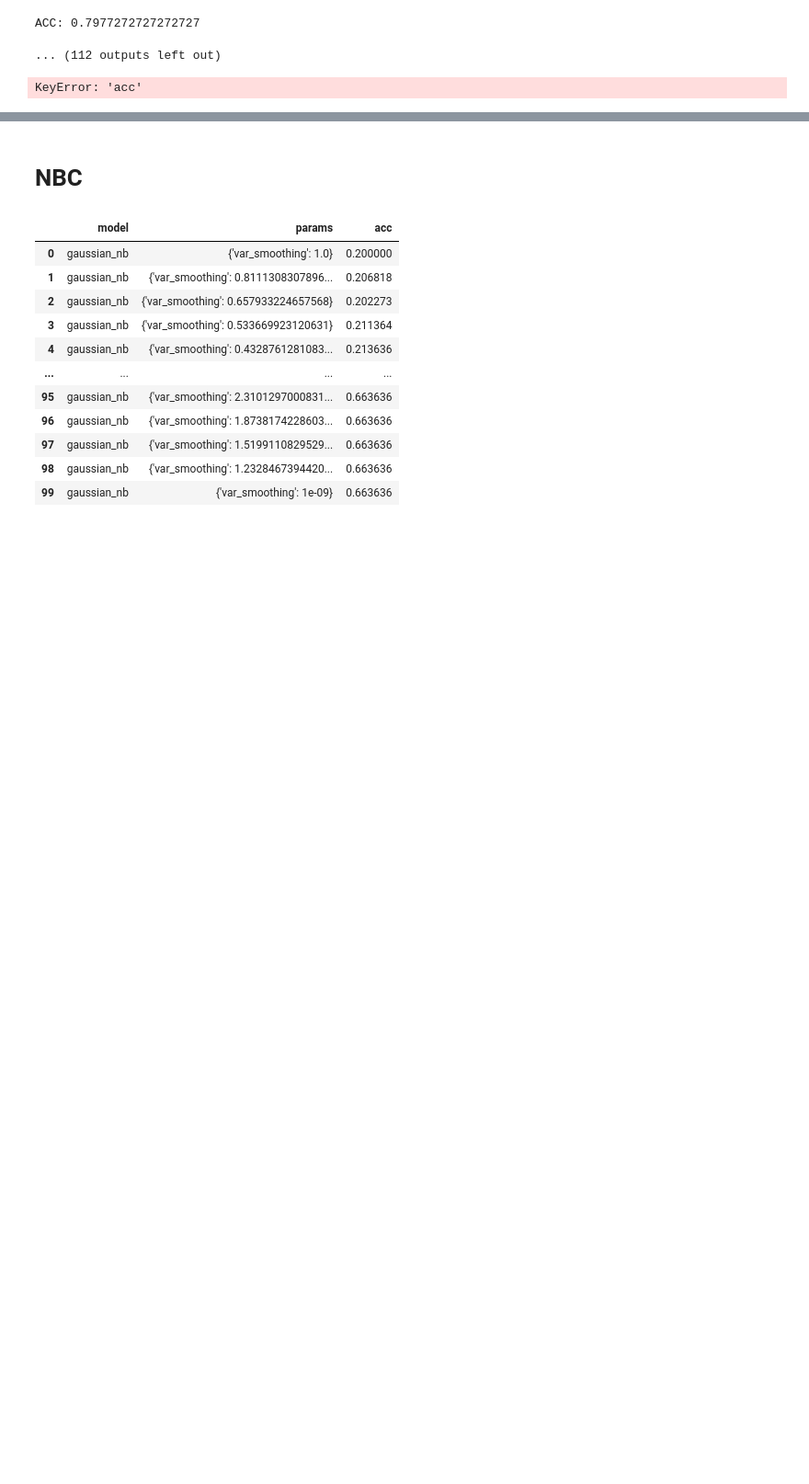
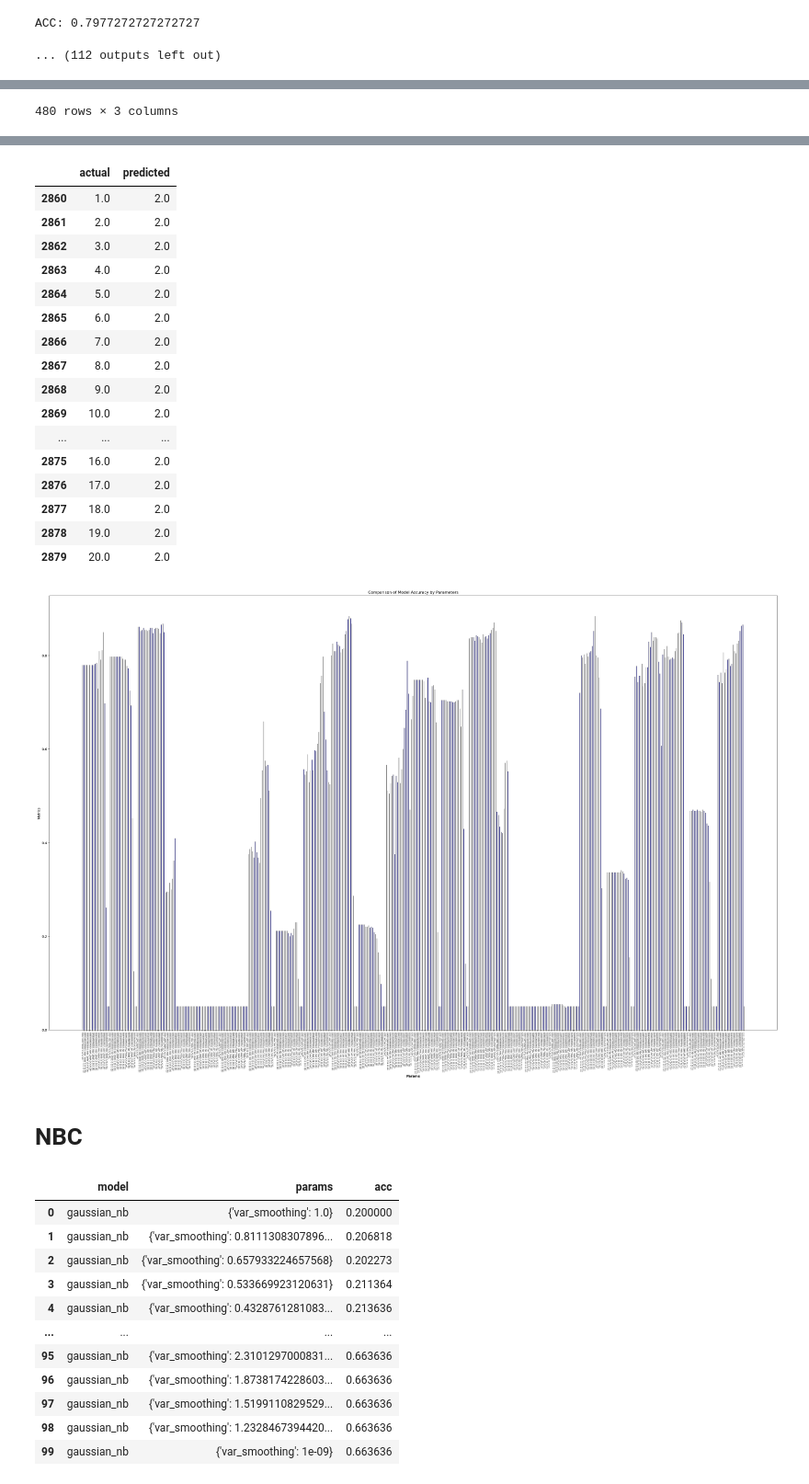
Before and after one commit to MauriceChiu7/573-f1, a Jupyter notebook: randomForestRegressorAlternative.ipynb, the cells around one changed output, grey strips where cells are left out. Shown at 92% size. Saved outputs shown, nothing was run; the diff lists cells and outputs as text; code cells hidden in the pictures; blank space fills up the shorter version.

```diff
--- a/randomForestRegressorAlternative.ipynb
+++ b/randomForestRegressorAlternative.ipynb
@@ -1062,7 +1062,7 @@ for hidden_layer_sizes in params['hidden_layer_sizes']:
                 acc = accuracy_score(y_test, predictions)
                 print(f"ACC: {acc}")
 
-                comparison_dict['model'].append('random_forest_classifier')
+                comparison_dict['model'].append('neural_net_classifier')
                 comparison_dict['params'].append(model_params)
                 comparison_dict['acc'].append(acc)
 
@@ -1092,12 +1092,6 @@ plt.xlabel('Params', fontweight='bold')
 plt.xticks([r for r in range(n)], params, rotation=90, fontsize=8)
 plt.ylabel('Metrics')
 plt.title('Comparison of Model Accuracy by Parameters')
-
-comparison_df = pd.DataFrame(comparison_dict)
-all_results.append({'neural_net_classifier': comparison_df})
-display(comparison_df)
-sorted_df = comparison_df.sort_values(by='acc', ascending=False)
-display(sorted_df.head(20))
 # %% [output]
 ACC: 0.7795454545454545
 ACC: 0.7795454545454545
@@ -1127,12 +1121,44 @@ ACC: 0.7977272727272727
 ACC: 0.7977272727272727
 ACC: 0.7977272727272727
 ... (112 outputs left out)
-# %%
-max_value_index = comparison_df['acc'].idxmax()
-max_value_row = comparison_df.loc[max_value_index]
-display(max_value_row)
-
-comparison_df = pd.DataFrame({'actual':y_test, 'predicted':predictions})
-comparison_df.head(20)
-# %% [output]
-KeyError: 'acc'
+# %%
+import matplotlib.pyplot as plt
+import numpy as np
+
+# Data preparation
+models = comparison_dict['model']
+params = comparison_dict['params']
+acc = comparison_dict['acc']
+
+# Number of params
+n = len(params)
+
+# Creating bar positions
+barWidth = 0.25
+r1 = np.arange(n)
+r2 = [x + barWidth for x in r1]
+
+# Creating the bar plot
+plt.figure(figsize=(40,24))
+
+plt.bar(r1, acc, color='b', width=barWidth, edgecolor='grey', label='ACC')
+
+# Adding labels
+plt.xlabel('Params', fontweight='bold')
+plt.xticks([r for r in range(n)], params, rotation=90, fontsize=4)
+plt.ylabel('Metrics')
+plt.title('Comparison of Model Accuracy by Parameters')
+
+comparison_df = pd.DataFrame(comparison_dict)
+# all_results.append({'neural_net_classifier': comparison_df})
+display(comparison_df)
+sorted_df = comparison_df.sort_values(by='acc', ascending=False)
+display(sorted_df.head(20))
+
+# max_value_index = comparison_df['acc'].idxmax()
+# max_value_row = comparison_df.loc[max_value_index]
+# display(max_value_row)
+
+comparison_df = pd.DataFrame({'actual':y_test, 'predicted':predictions})
+comparison_df.head(20)
+# %% [output]
@@ -1138,0 +1177 @@ KeyError: 'acc'
+480 rows × 3 columns
@@ -1139,3 +1195,21 @@ KeyError: 'acc'
+|  | actual | predicted |
+| 2860 | 1.0 | 2.0 |
+| 2861 | 2.0 | 2.0 |
+| 2862 | 3.0 | 2.0 |
+| 2863 | 4.0 | 2.0 |
+| 2864 | 5.0 | 2.0 |
+| 2865 | 6.0 | 2.0 |
+| 2866 | 7.0 | 2.0 |
+| 2867 | 8.0 | 2.0 |
+| 2868 | 9.0 | 2.0 |
+| 2869 | 10.0 | 2.0 |
+| ... | ... | ... |
+| 2875 | 16.0 | 2.0 |
+| 2876 | 17.0 | 2.0 |
+| 2877 | 18.0 | 2.0 |
+| 2878 | 19.0 | 2.0 |
+| 2879 | 20.0 | 2.0 |
+[figure, added]
 # %% [markdown]
 # NBC
 # %%
```
Also changed, not shown: parts of 1 cell of this notebook.
